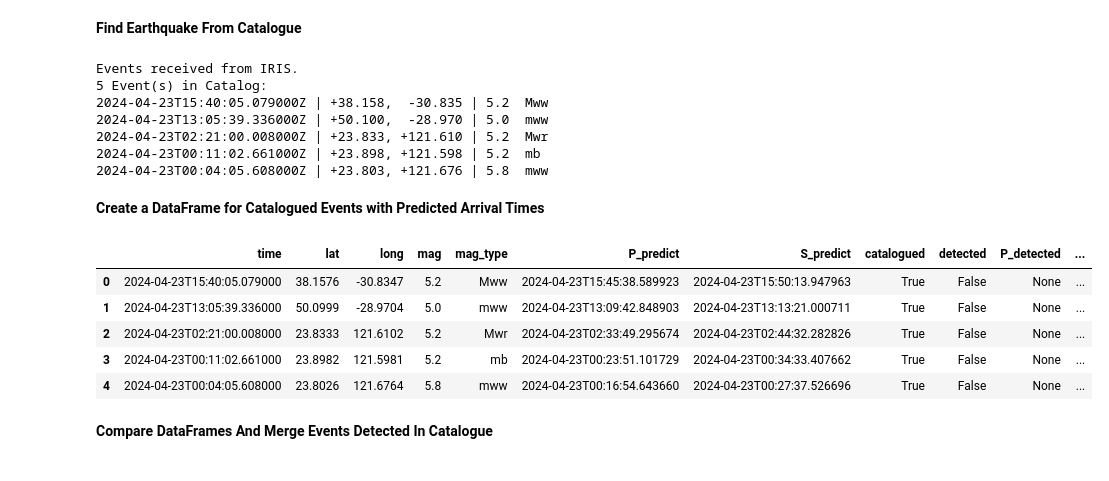
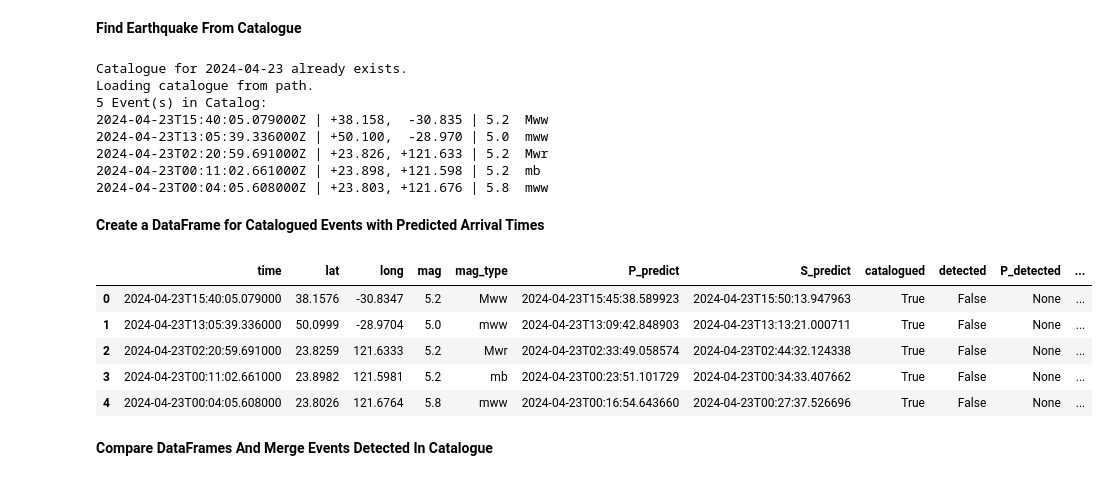
Before and after one commit to QingyuanZhangTony/Earthquake-Identification-And-Notification, a Jupyter notebook: interactiveMain.ipynb, the cells around one changed output. Drawn from its saved outputs; the diff is of its cells as text; code cells hidden in the pictures.

```diff
--- a/interactiveMain.ipynb
+++ b/interactiveMain.ipynb
@@ -74,35 +123,38 @@ df_detected
 # %% [markdown]
 **Find Earthquake From Catalogue**
 # %%
-catalogued_earthquakes = find_earthquakes(
+catalogue_path = request_catalogue(
     catalogue_providers= providers,
-    coordinates = station_coordinates ,
+    coordinates = get_coordinates(station) ,
     date = date,
     radmin=0,
     radmax=90,
     minmag=5,
-    maxmag=10
+    maxmag=10,
+    overwrite = False
 )
 
-print_catalogued(catalogued_earthquakes)
+catalogue = load_earthquake_catalog(catalogue_path)
+print_catalogued(catalogue)
 # %% [output]
-Events received from IRIS.
+Catalogue for 2024-04-23 already exists.
+Loading catalogue from path.
 5 Event(s) in Catalog:
 2024-04-23T15:40:05.079000Z | +38.158,  -30.835 | 5.2  Mww
 2024-04-23T13:05:39.336000Z | +50.100,  -28.970 | 5.0  mww
-2024-04-23T02:21:00.008000Z | +23.833, +121.610 | 5.2  Mwr
+2024-04-23T02:20:59.691000Z | +23.826, +121.633 | 5.2  Mwr
 2024-04-23T00:11:02.661000Z | +23.898, +121.598 | 5.2  mb
 2024-04-23T00:04:05.608000Z | +23.803, +121.676 | 5.8  mww
 # %% [markdown]
 **Create a DataFrame for Catalogued Events with Predicted Arrival Times**
 # %%
-df_catalogued = create_df_with_prediction(catalogued_earthquakes, station_coordinates)
+df_catalogued = create_df_with_prediction(catalogue, get_coordinates(station))
 df_catalogued
 # %% [output]
 |  | time | lat | long | mag | mag_type | P_predict | S_predict | catalogued | detected | P_detected | ... |
 | 0 | 2024-04-23T15:40:05.079000 | 38.1576 | -30.8347 | 5.2 | Mww | 2024-04-23T15:45:38.589923 | 2024-04-23T15:50:13.947963 | True | False | None | ... |
 | 1 | 2024-04-23T13:05:39.336000 | 50.0999 | -28.9704 | 5.0 | mww | 2024-04-23T13:09:42.848903 | 2024-04-23T13:13:21.000711 | True | False | None | ... |
-| 2 | 2024-04-23T02:21:00.008000 | 23.8333 | 121.6102 | 5.2 | Mwr | 2024-04-23T02:33:49.295674 | 2024-04-23T02:44:32.282826 | True | False | None | ... |
+| 2 | 2024-04-23T02:20:59.691000 | 23.8259 | 121.6333 | 5.2 | Mwr | 2024-04-23T02:33:49.058574 | 2024-04-23T02:44:32.124338 | True | False | None | ... |
 | 3 | 2024-04-23T00:11:02.661000 | 23.8982 | 121.5981 | 5.2 | mb | 2024-04-23T00:23:51.101729 | 2024-04-23T00:34:33.407662 | True | False | None | ... |
 | 4 | 2024-04-23T00:04:05.608000 | 23.8026 | 121.6764 | 5.8 | mww | 2024-04-23T00:16:54.643660 | 2024-04-23T00:27:37.526696 | True | False | None | ... |
 # %% [markdown]
```
Also changed, not shown: parts of 28 cells of this notebook, 5 other files.
